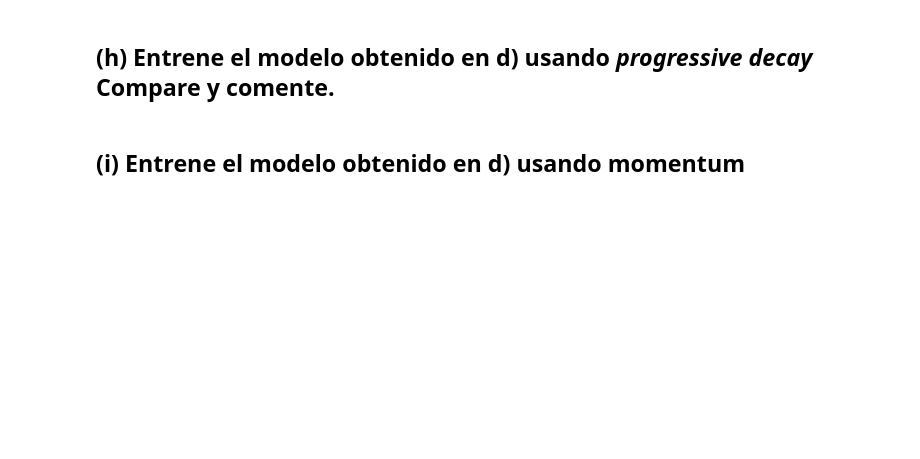
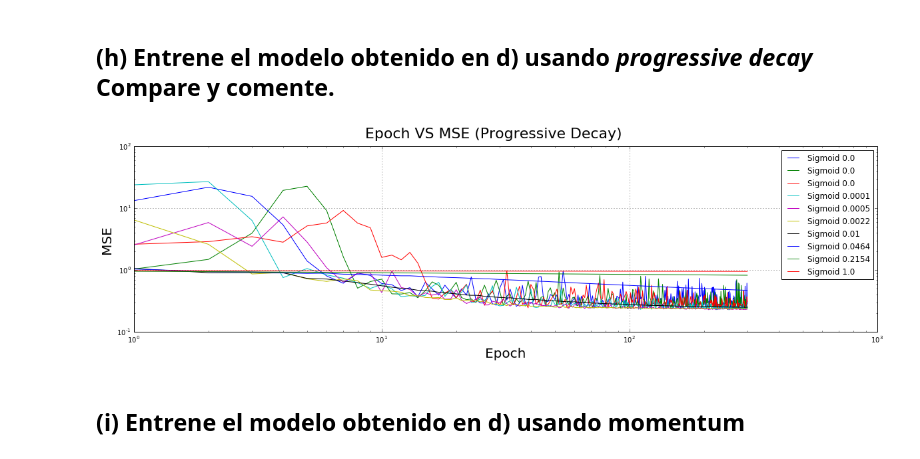
Before and after one commit to jx4nk00/ANN_tarea1, a Jupyter notebook: Tarea1.ipynb, the cells around one changed output. Saved outputs shown, nothing was run; the diff lists cells and outputs as text; code cells hidden in the pictures; blank space fills up the shorter version.

```diff
--- a/Tarea1.ipynb
+++ b/Tarea1.ipynb
@@ -273,8 +373,42 @@ print(cvscores)
 # %% [markdown]
 ## (h) Entrene el modelo obtenido en d) usando *progressive decay* Compare y comente.
-# %%
-n_decay = 10
-lear_decay = np.logspace(-6,0,n_decay)
-sgd = SGD(lr=0.2, decay=1e-6)
+# %%
+def plotDecay(pd):
+    model = Sequential()
+    model.add(Dense(200, input_dim=X_train_scaled.shape[1], init="uniform"))
+    model.add(Activation("sigmoid"))
+    model.add(Dense(1, init="uniform"))
+    model.add(Activation("linear"))
+
+    # sgd = SGD(lr=0.02)
+    sgd = SGD(lr=0.02, decay=pd)
+    model.compile(optimizer=sgd,loss="mean_squared_error")
+
+    hist = model.fit(X_train_scaled.as_matrix(), y_train.as_matrix(),
+                     nb_epoch=300,
+                     verbose=0,
+                     validation_data=(X_test_scaled.as_matrix(),
+                                      y_test.as_matrix()
+                                     )
+                    )
+    return (hist.epoch,hist.history["loss"])
+
+
+
+n_decay = 10
+lear_decay = np.logspace(-6,0,n_decay)
+
+plt.figure(figsize=(20,5))
+for pd in lear_decay:
+    px,py = plotDecay(pd)
+    plt.loglog(px, py,label="Sigmoid "+str(round(pd,4)))
+plt.legend(loc='upper right')
+plt.suptitle("Epoch VS MSE (Progressive Decay)",fontsize=22)
+plt.ylabel("MSE",fontsize=20)
+plt.xlabel("Epoch",fontsize=20)
+plt.grid()
+plt.show()
+# %% [output]
+[figure, added]
 # %% [markdown]
 ## (i) Entrene el modelo obtenido en d) usando momentum
```
Also changed, not shown: parts of 30 cells of this notebook, 2 other files.
